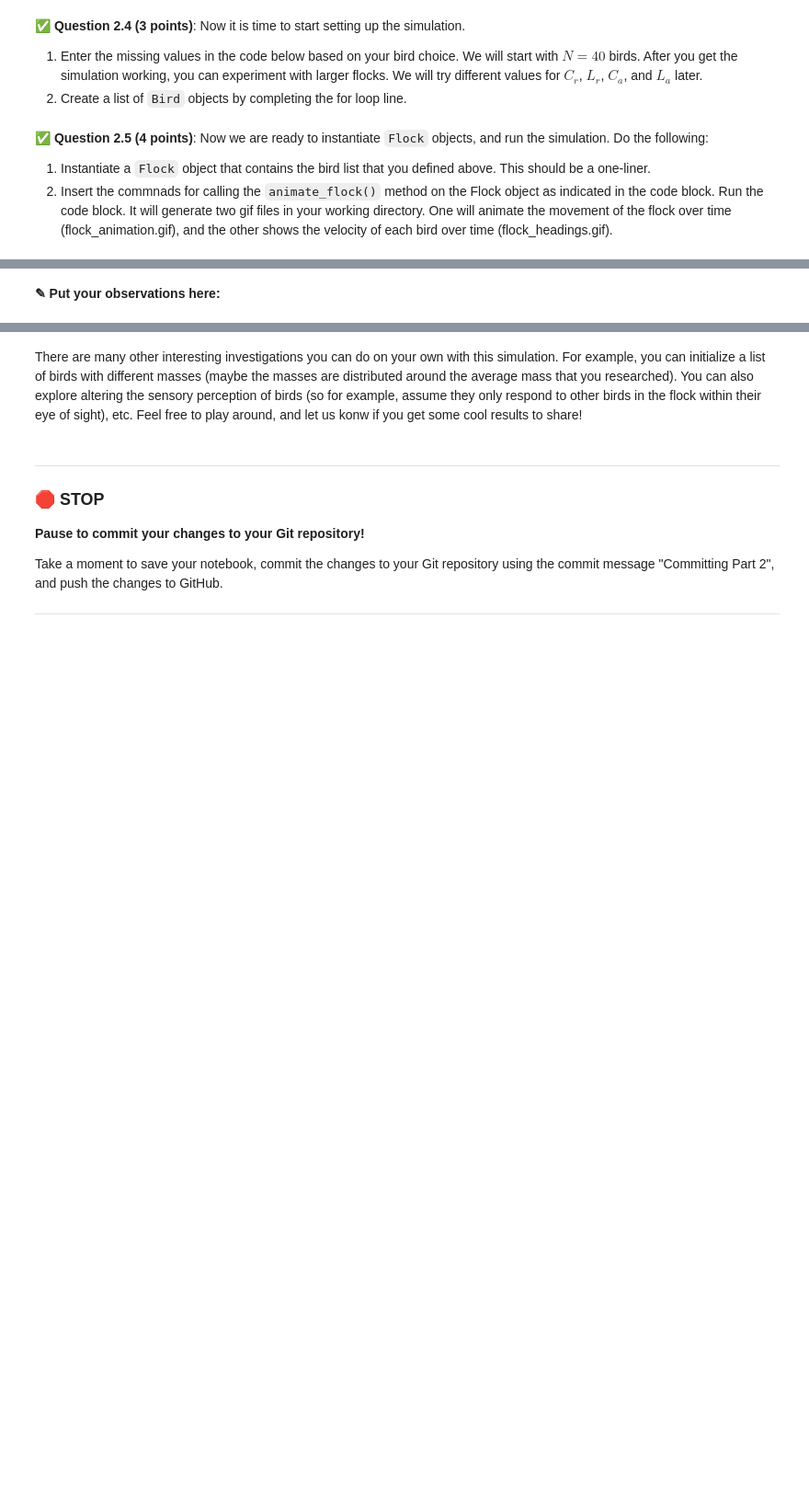
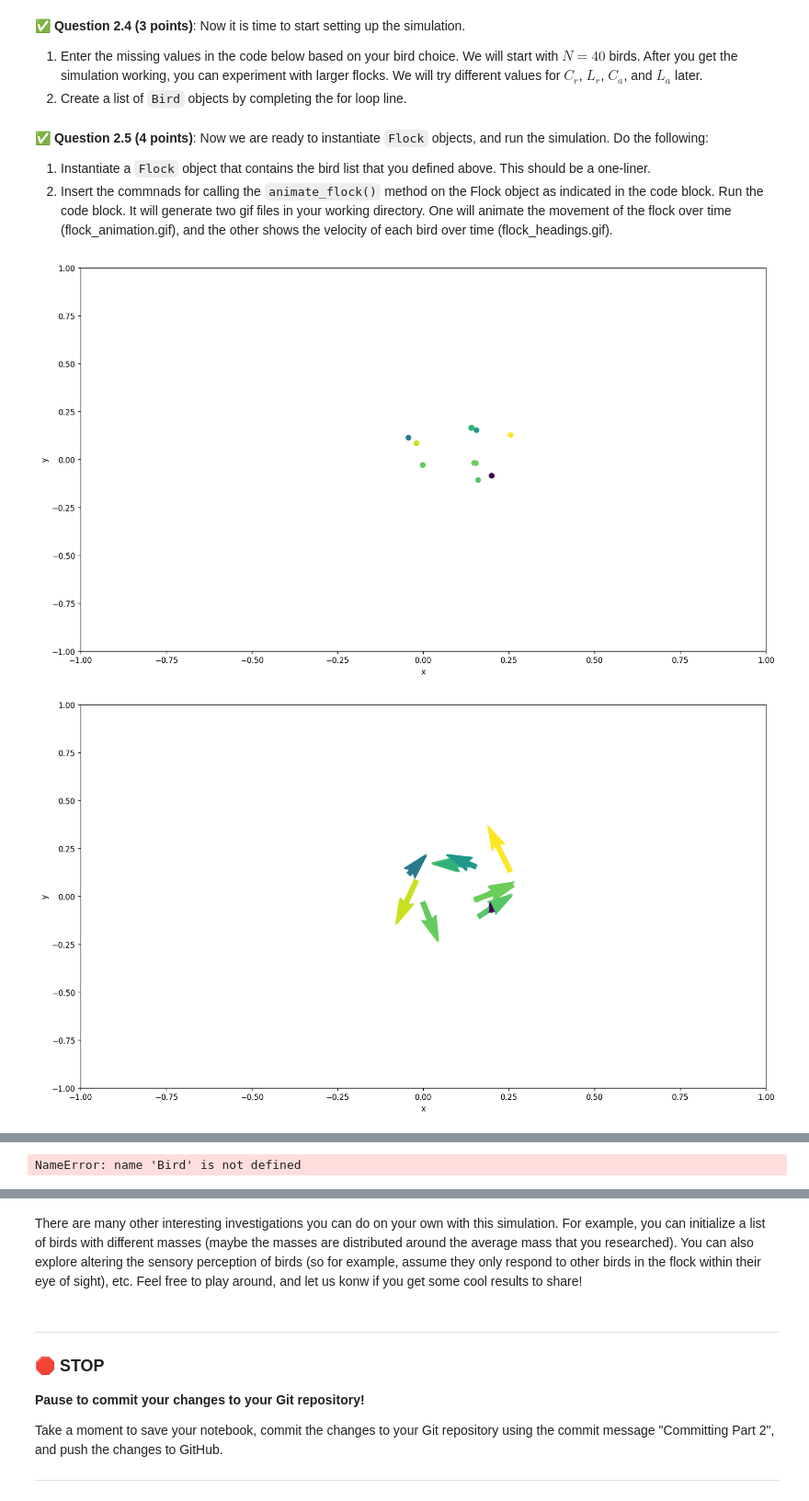
Before and after one commit to Corundum248/CMSE202-f24-turnin, a Jupyter notebook: hw-02/HW-02_ABMandGraphTheory-STUDENT.ipynb, the cells around one changed output, grey strips where cells are left out. Shown: that part at 92% size. Cells and saved outputs as stored; diff of their text form; code cells hidden in the pictures; blank space fills up the shorter version.

```diff
--- a/hw-02/HW-02_ABMandGraphTheory-STUDENT.ipynb
+++ b/hw-02/HW-02_ABMandGraphTheory-STUDENT.ipynb
@@ -109,7 +103,14 @@ class Bird:
 
     '''
 
-    def __init__():
+    def __init__(self, bird_type, mass, visual_field, wingspan, max_speed, alpha, beta):
+        self.bird_type = bird_type
+        self.mass = mass
+        self.visual_field = visual_field
+        self.wingspan = wingspan
+        self.max_speed = max_speed
+        self.alpha = alpha
+        self.beta = beta
         pass
 
     def chirp():
@@ -124,6 +125,7 @@ class Bird:
         -------
         None
         """
+        print('Chirp..Chirp')
         pass
 # %% [markdown]
 Here we provide partial code for the `Flock` class. This class has three methods:
@@ -435,18 +449,18 @@ No points will be awarded for any part of the answer missing citations. If you c
 # Put your code for Question 2.4 here
 
 # bird paramters
-mass =
-bird_type =
-visual_field =
-max_speed =
-wing_span =
+mass =  .738
+bird_type = 'Seagull'
+visual_field = 300
+max_speed = 12.5
+wing_span = .30
 
 alpha = 1  # bird's self-propulsion rate in kg/second.
 beta = 0.5  # drag strength in kg.s/m^2.
 
 # flock parameters
 N = 40  # number of brids in the flock
-group_name =
+group_name = 'flock'
 Cr = 0.6
 Lr = 1.2
 Ca = 1
@@ -455,6 +469,7 @@ La = 1
 # Instantiate the Bird class
 bird_list = []
 for k in range(0, N):
+    bird_list.append(Bird(bird_type, mass, visual_field, wing_span, max_speed, alpha, beta))
     pass
 # %% [markdown]
 &#9989; **Question 2.5 (4 points)**: Now we are ready to instantiate `Flock` objects, and run the simulation. Do the following:
@@ -465,6 +480,7 @@ for k in range(0, N):
 ## Answer
 
 # Instantiate the flock
+my_squad = Flock(group_name, Cr, Ca, Lr, La, bird_list)
 # <----------------------------------------------------------------------------------------------Instantiate the flock here
 
 
@@ -475,36 +491,40 @@ for k in range(0, N):
 # start/end time of the simulation in seconds. Transients approximately decay at mass/alpha, so we simulate twice as much.
 tspan = [0, 30]
 simulation = BirdMOver(tspan)
-
 # Perform the integration
 simulation.simulate_flock(my_squad)
 
 # We will now create an animation of the flock. Define the time points that will be used in the animation, and create the time vector.
 nsteps = 150  # number of time vector points to evaluate the solution on
 t_vec = np.linspace(tspan[0], tspan[1], nsteps)
 
 # add metadata to the animation
 metadata = dict(title='flock_movement.gif', artist='madScientist')
 # define boundaries of the figure
 fig_bounds = [-1, 1, -1, 1]  # [xmin, xmax, ymin, ymax]
 # file name for the animation
 file_name = 'flock_animation.gif'
 
 # call the animate_flock method to animate flock locations
+my_Flock.animate_flock(simulation=simulation, t_vec=t_vec, fig_bounds=fig_bounds, metadata=metadata, save_as=file_name)
 # <------------------------------------------------------------------------------------------------- call the animate_flock method here to animate positions
 
 
 # let's create another animation for the velocity field of the flock. We will use nsteps and t_vec from above.
 # add metadata to the animation
 metadata = dict(title='flock_headings.gif', artist='madScientist')
 
 # define boundaries of the figure
 fig_bounds = [-1, 1, -1, 1]  # [xmin, xmax, ymin, ymax]
 # file name for the animation
 file_name = 'headings_animation.gif'
 
 # call the animate_flock method
 # <------------------------------------------------------------------------------------------------- call the animate_flock method here to animate velocities
+my_squad.animate_flock(simulation=simulation, t_vec=t_vec, fig_bounds=fig_bounds, metadata=metadata, save_as=file_name, animate_what='velocities')
+# %% [output]
+[figure, added]
+[figure, added]
 # %% [markdown]
 &#9989; **Question 2.6 (8 points)**: If all goes well, you should obtain a gif showing the birds flying in clumps along a ring similar to the animation below (I used nsteps=300, and tspan=[0,60] to make the animation smoother and longer).
 The gif on the left shows positions over time, while the plot on the right is a quiver plot of the velocities. The color in both animations corresopnds to the velcities of the birds.
@@ -523,5 +543,43 @@ Different flock parameters can lead to different swarming behavior, or even the
 * __Hint2__: start with grid_bound=[-1,1,-1,1]. If the birds leave that bound, try expanding image boundary and re-animate to get a better view of wht the flock is doing. Also, increasing nsteps from 150 to 200, or 300 will create a smoother animation, but may increase the runtime.
 
 <img src="https://github.com/hoolagans/CMSE202_FS24/blob/main/flock_parameter_chart.png?raw=true" alt="Diagram showing partitioned space of the D'Orsonga model." align="center" style="width:25%"/>
-# %% [markdown]
-**<font size=+3>&#9998;</font> Put your observations here:**
+# %%
+
+#-------------------------Generate simulation in A
+bird_list_a = []
+for k in range(0, 40):
+    bird_list_a.append(Bird(bird_type, mass, visual_field, wing_span, max_speed, alpha, beta))
+    pass
+Cr=0.4
+Ca=0.5
+Lr=0.2
+La=0.5
+my_squad = Flock(group_name, Cr, Ca, Lr, La, bird_list_a)
+file_name = 'headings_animation_a.gif'
+my_squad.animate_flock(simulation=simulation, t_vec=t_vec, fig_bounds=fig_bounds, metadata=metadata, save_as=file_name, animate_what='velocities')
+#-------------------------Generate simulation in C
+bird_list_c = []
+for k in range(0, 40):
+    bird_list_c.append(Bird(bird_type, mass, visual_field, wing_span, max_speed, alpha, beta))
+    pass
+Cr=0.2
+Ca=0.5
+Lr=0.4
+La=0.5
+my_squad = Flock(group_name, Cr, Ca, Lr, La, bird_list_b)
+file_name = 'headings_animation_c.gif'
+my_squad.animate_flock(simulation=simulation, t_vec=t_vec, fig_bounds=fig_bounds, metadata=metadata, save_as=file_name, animate_what='velocities')
+#-------------------------Generate simulation in D
+bird_list_d = []
+for k in range(0, 40):
+    bird_list_d.append(Bird(bird_type, mass, visual_field, wing_span, max_speed, alpha, beta))
+    pass
+Cr = 0.2
+Ca = 0.5
+Lr = 2
+La = 0.5
+my_squad = Flock(group_name, Cr, Ca, Lr, La, bird_list_d)
+file_name = 'headings_animation_d.gif'
+my_squad.animate_flock(simulation=simulation, t_vec=t_vec, fig_bounds=fig_bounds, metadata=metadata, save_as=file_name, animate_what='velocities')
+# %% [output]
+NameError: name 'Bird' is not defined
```
Also changed, not shown: parts of 36 cells of this notebook.
